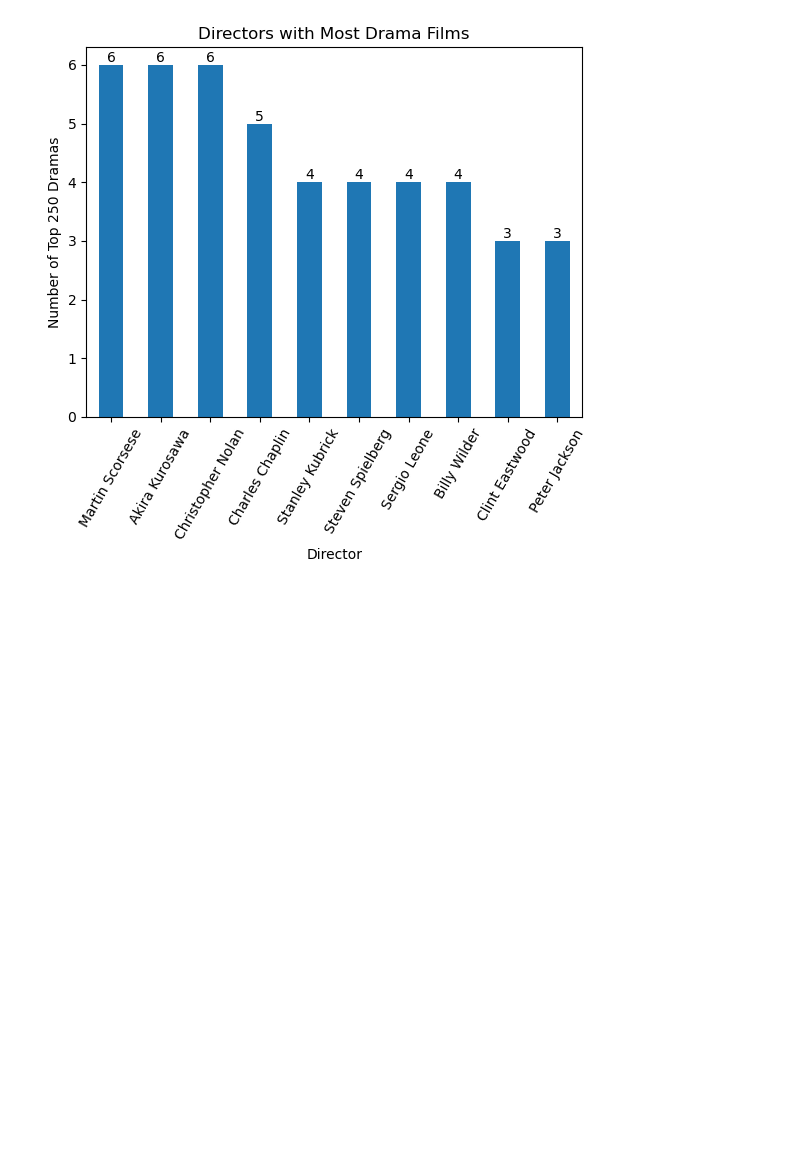
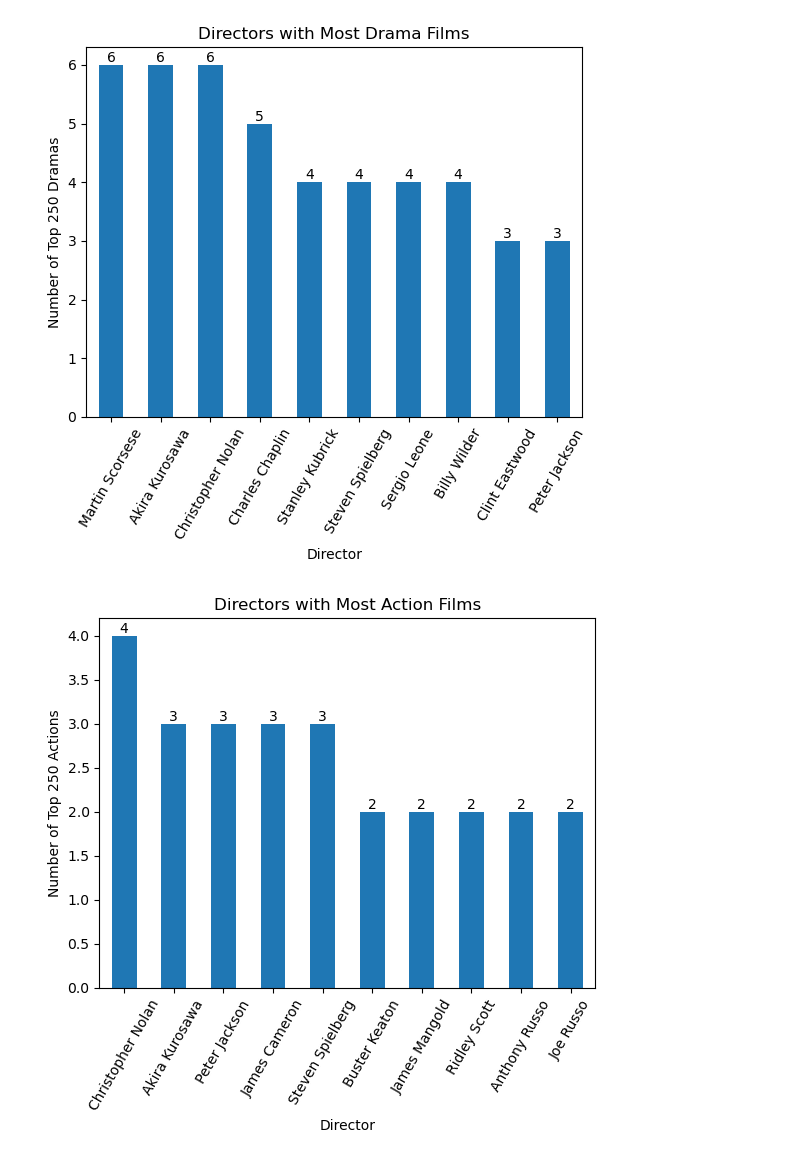
Before and after one commit to dmitkov28/notebooks, a Jupyter notebook: notebooks/ML/movies/imdb_eda.ipynb, the cells around one changed output. Saved outputs shown, nothing was run; the diff lists cells and outputs as text; code cells hidden in the pictures; blank space fills up the shorter version.

Commit message:
add graphs to eda notebook

```diff
--- a/notebooks/ML/movies/imdb_eda.ipynb
+++ b/notebooks/ML/movies/imdb_eda.ipynb
@@ -44,3 +46,5 @@ data = data.explode("creator")
+# %%
+data["date"] = pd.to_datetime(data["date"])
 # %% [markdown]
 ## Directors
 # %%
@@ -140,3 +144,16 @@ for i, v in enumerate(top_drama_directors):
     plt.text(i, v, v, ha='center', va='bottom')
 # %% [output]
 [figure]
+# %%
+top_action_directors = data[data["genre"] == "Action"][["rank", "director"]].groupby("director")["rank"].nunique().sort_values(ascending=False).head(10)
+# %%
+plt = top_action_directors.plot(kind="bar",
+                                 rot=60,
+                                 title="Directors with Most Action Films",
+                                 xlabel="Director",
+                                 ylabel="Number of Top 250 Actions")
+
+for i, v in enumerate(top_action_directors):
+    plt.text(i, v, v, ha='center', va='bottom')
+# %% [output]
+[figure, added]
```
Also changed, not shown: parts of 27 cells of this notebook.
